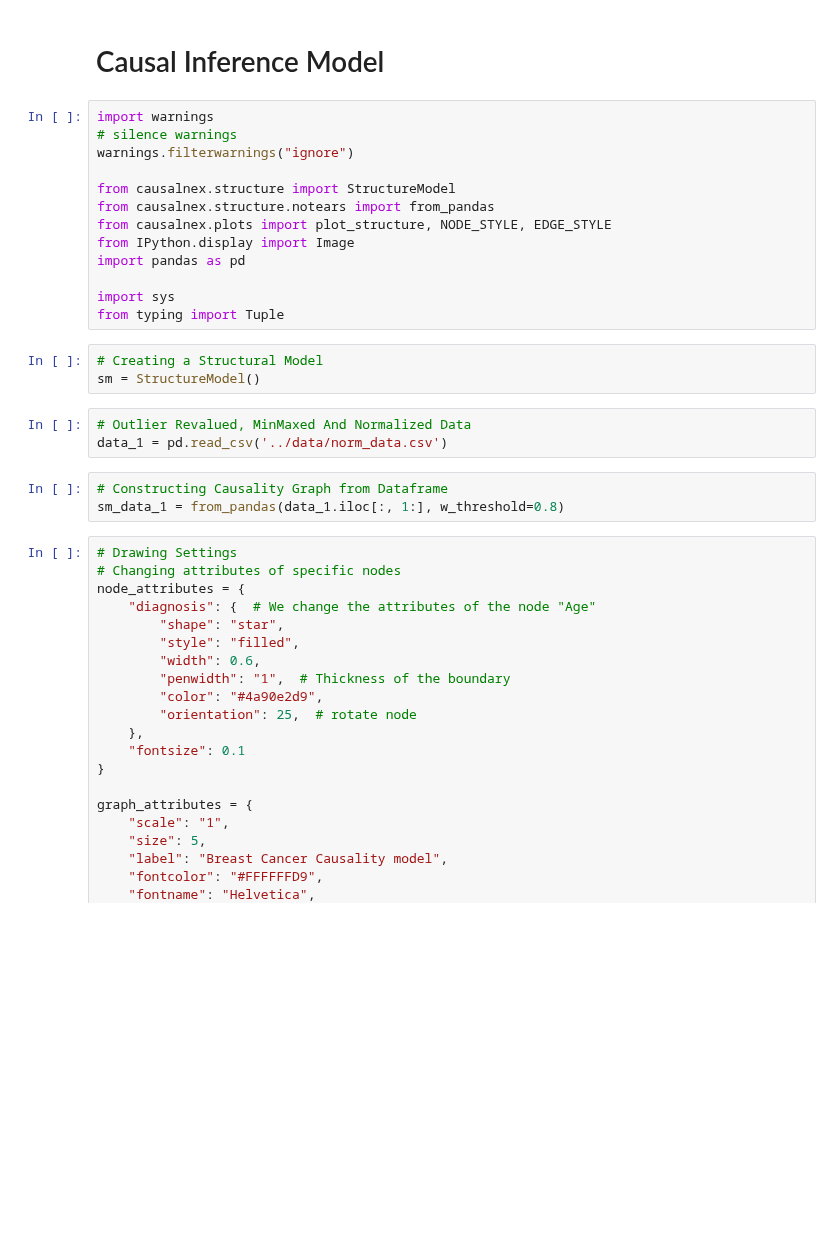
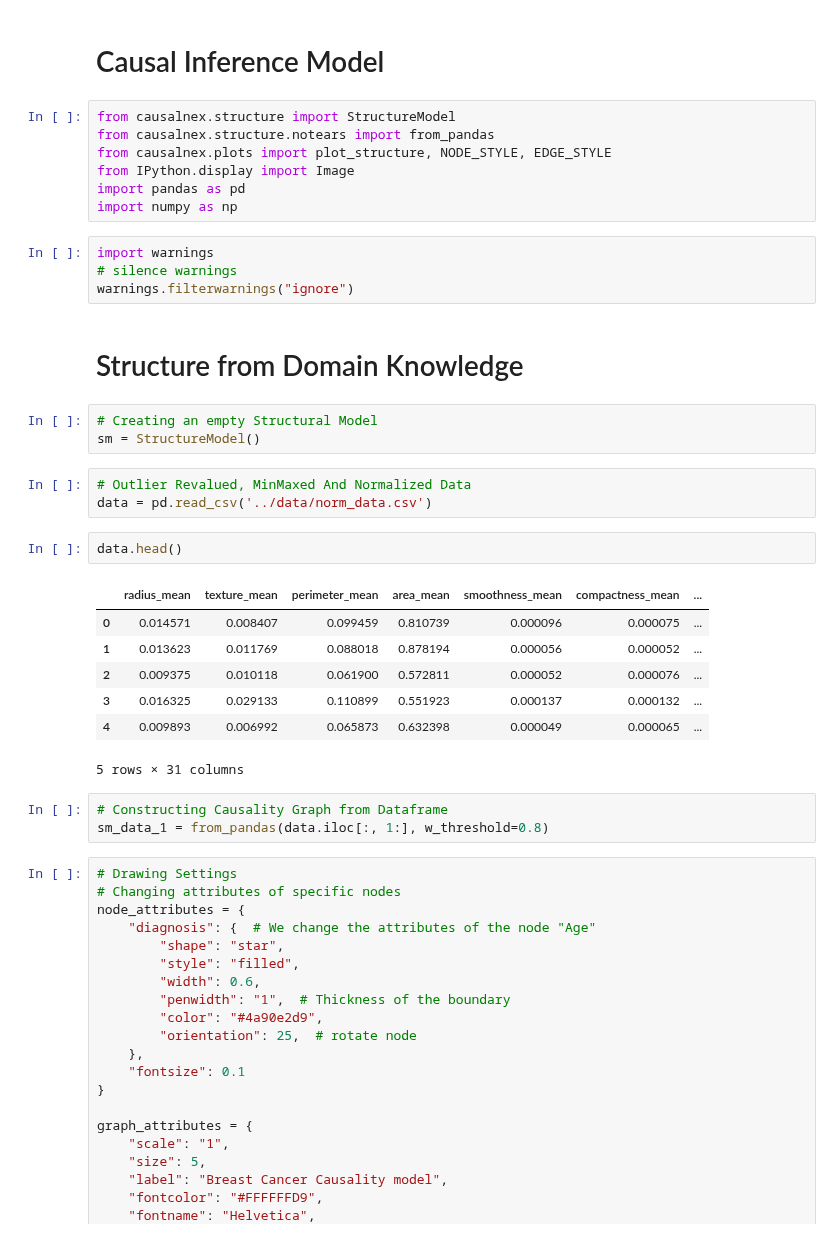
Before and after one commit to abel-blue/breastCancer-causal-Inference, a Jupyter notebook: notebooks/causal_inference.ipynb, the cells around one changed output. Cells and saved outputs as stored; diff of their text form; blank space fills up the shorter version.

Commit message:
added empty structure

```diff
--- a/notebooks/causal_inference.ipynb
+++ b/notebooks/causal_inference.ipynb
@@ -1,27 +1,37 @@
 # %% [markdown]
 # Causal Inference Model
 # %%
-import warnings
-# silence warnings
-warnings.filterwarnings("ignore")
-
 from causalnex.structure import StructureModel
 from causalnex.structure.notears import from_pandas
 from causalnex.plots import plot_structure, NODE_STYLE, EDGE_STYLE
 from IPython.display import Image
 import pandas as pd
-
-import sys
-from typing import Tuple
+import numpy as np
+# %%
+import warnings
+# silence warnings
+warnings.filterwarnings("ignore")
+# %% [markdown]
+# Structure from Domain Knowledge
 # %%
-# Creating a Structural Model
+# Creating an empty Structural Model
 sm = StructureModel()
 # %%
 # Outlier Revalued, MinMaxed And Normalized Data
-data_1 = pd.read_csv('../data/norm_data.csv')
+data = pd.read_csv('../data/norm_data.csv')
+# %%
+data.head()
+# %% [output]
+|  | radius_mean | texture_mean | perimeter_mean | area_mean | smoothness_mean | compactness_mean | ... |
+| 0 | 0.014571 | 0.008407 | 0.099459 | 0.810739 | 0.000096 | 0.000075 | ... |
+| 1 | 0.013623 | 0.011769 | 0.088018 | 0.878194 | 0.000056 | 0.000052 | ... |
+| 2 | 0.009375 | 0.010118 | 0.061900 | 0.572811 | 0.000052 | 0.000076 | ... |
+| 3 | 0.016325 | 0.029133 | 0.110899 | 0.551923 | 0.000137 | 0.000132 | ... |
+| 4 | 0.009893 | 0.006992 | 0.065873 | 0.632398 | 0.000049 | 0.000065 | ... |
+5 rows × 31 columns
 # %%
 # Constructing Causality Graph from Dataframe
-sm_data_1 = from_pandas(data_1.iloc[:, 1:], w_threshold=0.8)
+sm_data_1 = from_pandas(data.iloc[:, 1:], w_threshold=0.8)
 # %%
 # Drawing Settings
 # Changing attributes of specific nodes
```
